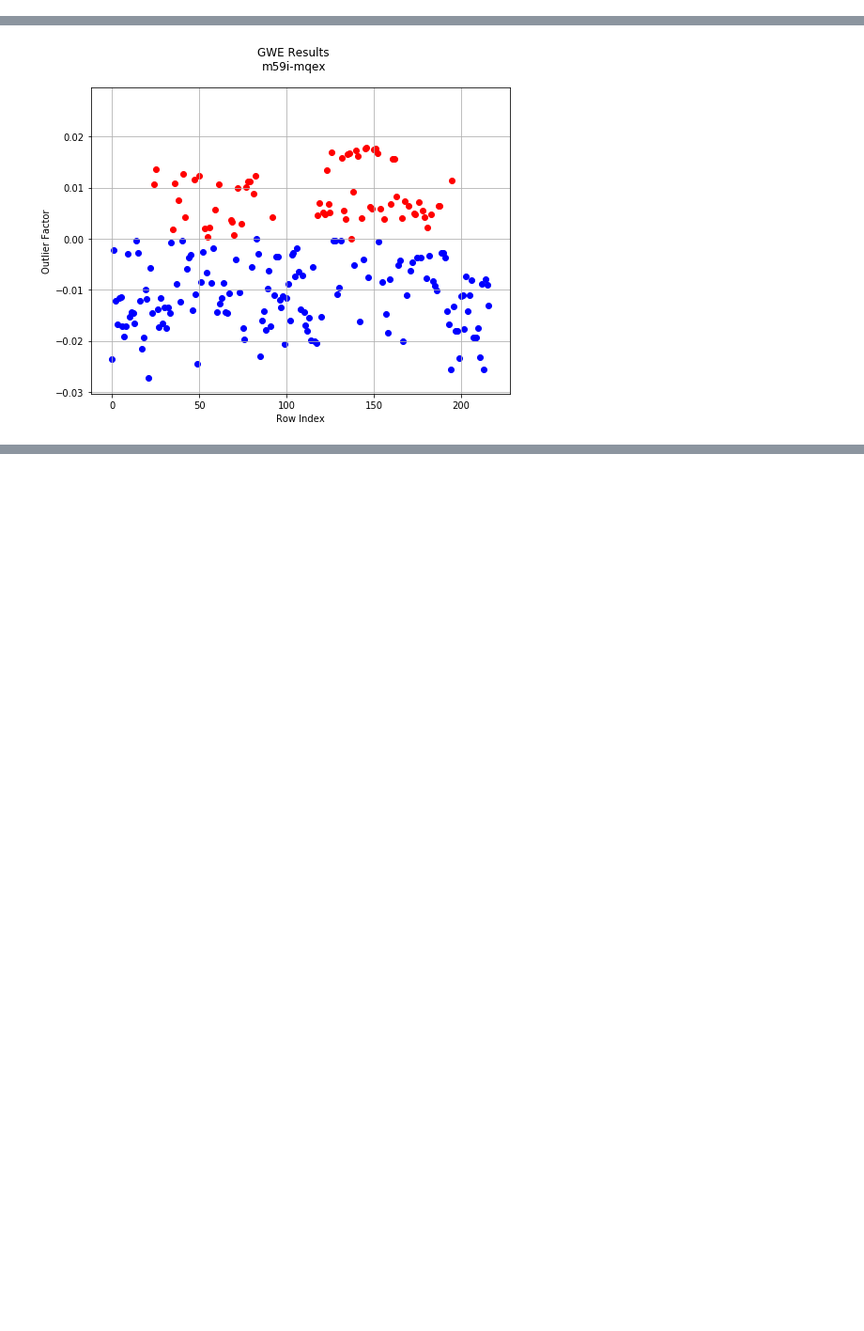
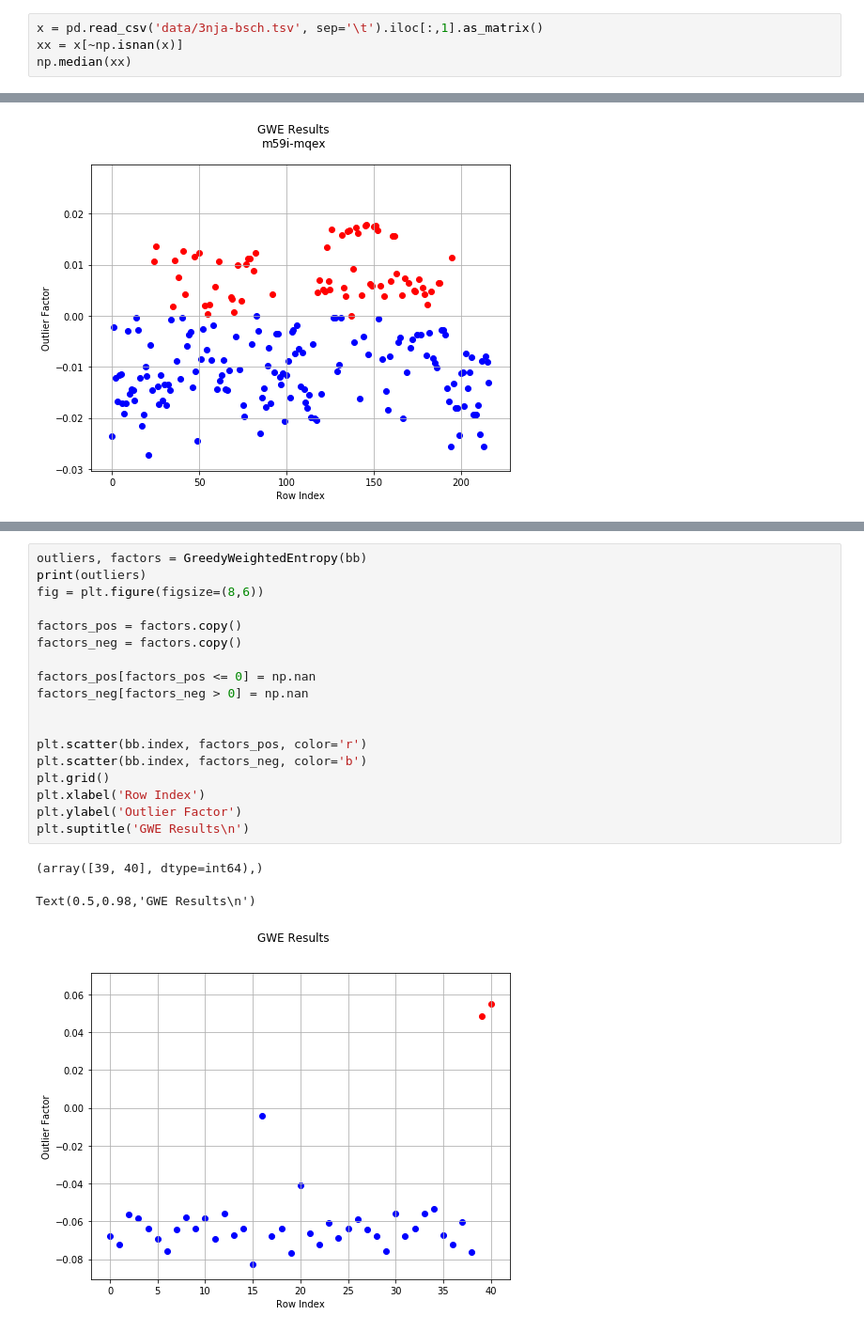
Before and after one commit to NudnikShpilkis/KalmanFilter-1004, a Jupyter notebook: GWE_local.ipynb, the cells around one changed output, grey strips where cells are left out. Shown at 94% size. Cells and saved outputs as stored; diff of their text form; blank space fills up the shorter version.

```diff
--- a/GWE_local.ipynb
+++ b/GWE_local.ipynb
@@ -4,3 +4,7 @@ import pandas as pd
 from scipy import stats
 import matplotlib.pyplot as plt
 %matplotlib inline
+# %%
+x = pd.read_csv('data/3nja-bsch.tsv', sep='\t').iloc[:,1].as_matrix()
+xx = x[~np.isnan(x)]
+np.median(xx)
@@ -220,0 +253,22 @@ e
+# %%
+outliers, factors = GreedyWeightedEntropy(bb)
+print(outliers)
+fig = plt.figure(figsize=(8,6))
+
+factors_pos = factors.copy()
+factors_neg = factors.copy()
+
+factors_pos[factors_pos <= 0] = np.nan
+factors_neg[factors_neg > 0] = np.nan
+
+
+plt.scatter(bb.index, factors_pos, color='r')
+plt.scatter(bb.index, factors_neg, color='b')
+plt.grid()
+plt.xlabel('Row Index')
+plt.ylabel('Outlier Factor')
+plt.suptitle('GWE Results\n')
+# %% [output]
+(array([39, 40], dtype=int64),)
+Text(0.5,0.98,'GWE Results\n')
+[figure, added]
```
Also changed, not shown: parts of 7 cells of this notebook, 2 other files.
